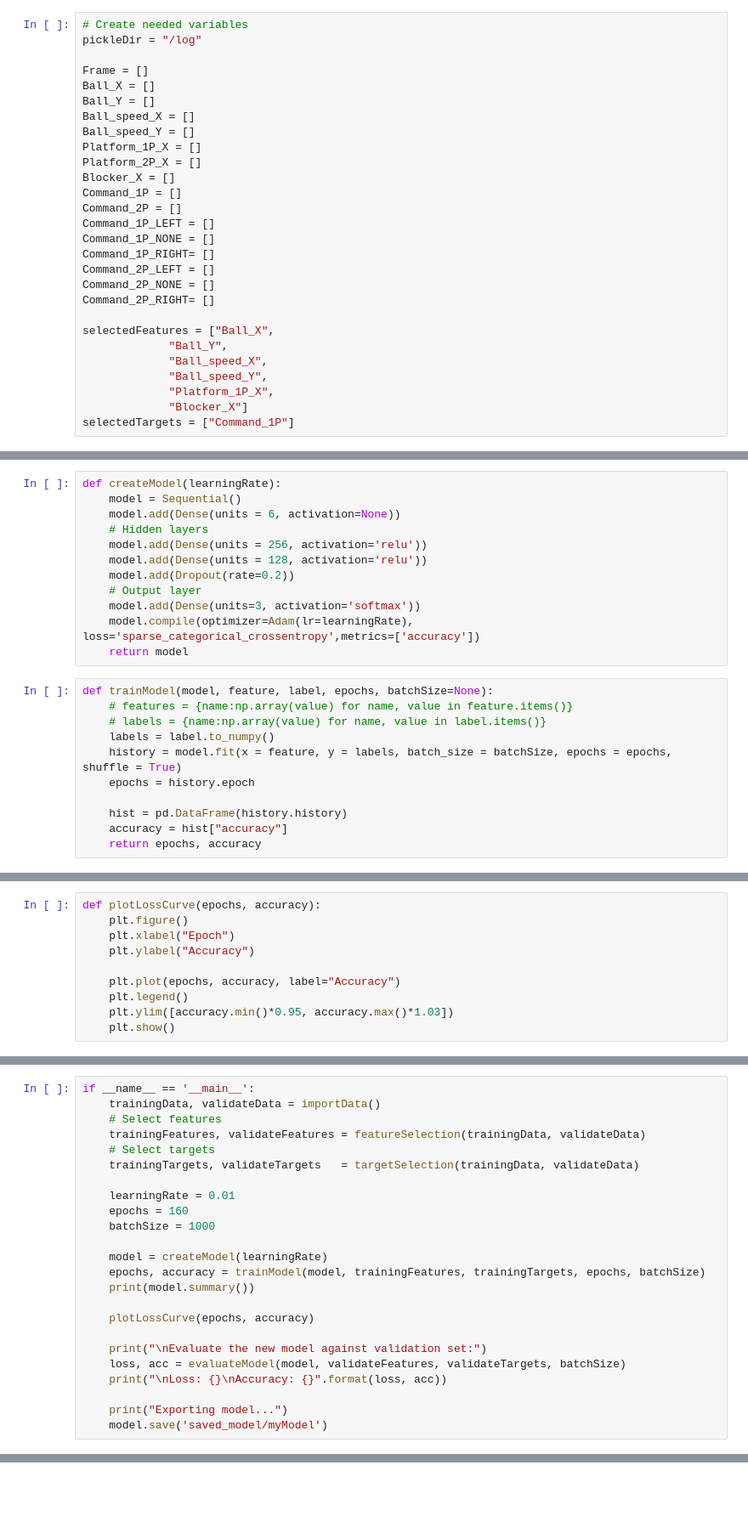
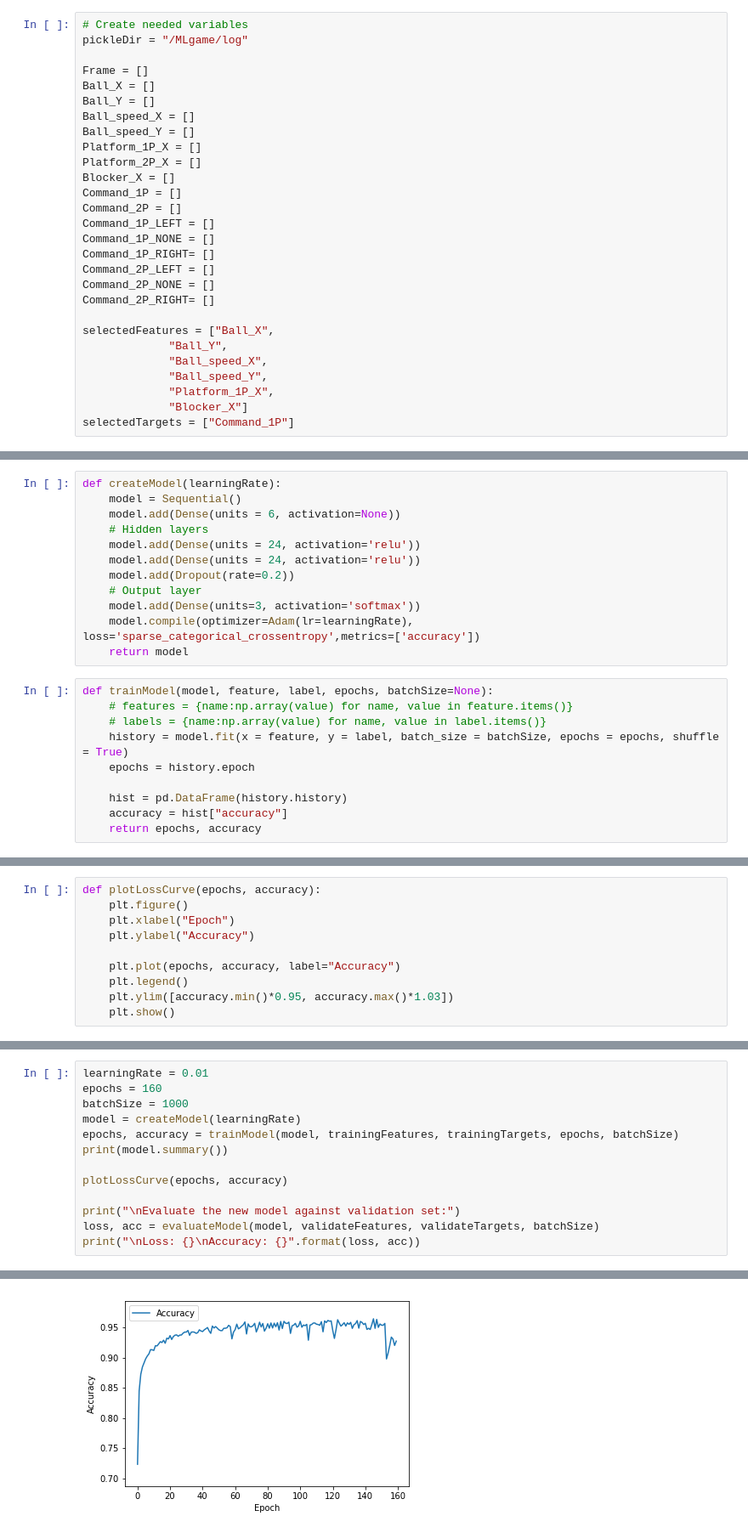
Before and after one commit to TsundereChen/mlgame-pingpong-ml-bot, a Jupyter notebook: training.ipynb, the cells around one changed output, grey strips where cells are left out. Shown: that part at 85% size. Drawn from its saved outputs; the diff is of its cells as text; blank space fills up the shorter version.

Commit message:
Update model

```diff
--- a/training.ipynb
+++ b/training.ipynb
@@ -18,7 +18,7 @@ from tensorflow.keras.layers import Dropout
 import matplotlib.pyplot as plt
 # %%
 # Create needed variables
-pickleDir = "/log"
+pickleDir = "/MLgame/log"
 
 Frame = []
 Ball_X = []
@@ -206,8 +206,8 @@ def createModel(learningRate):
     model = Sequential()
     model.add(Dense(units = 6, activation=None))
     # Hidden layers
-    model.add(Dense(units = 256, activation='relu'))
-    model.add(Dense(units = 128, activation='relu'))
+    model.add(Dense(units = 24, activation='relu'))
+    model.add(Dense(units = 24, activation='relu'))
     model.add(Dropout(rate=0.2))
     # Output layer
     model.add(Dense(units=3, activation='softmax'))
@@ -217,8 +217,7 @@ def createModel(learningRate):
 def trainModel(model, feature, label, epochs, batchSize=None):
     # features = {name:np.array(value) for name, value in feature.items()}
     # labels = {name:np.array(value) for name, value in label.items()}
-    labels = label.to_numpy()
-    history = model.fit(x = feature, y = labels, batch_size = batchSize, epochs = epochs, shuffle = True)
+    history = model.fit(x = feature, y = label, batch_size = batchSize, epochs = epochs, shuffle = True)
     epochs = history.epoch
 
     hist = pd.DataFrame(history.history)
@@ -241,24 +251,14 @@ def plotLossCurve(epochs, accuracy):
 # %%
-if __name__ == '__main__':
-    trainingData, validateData = importData()
-    # Select features
-    trainingFeatures, validateFeatures = featureSelection(trainingData, validateData)
-    # Select targets
-    trainingTargets, validateTargets   = targetSelection(trainingData, validateData)
+learningRate = 0.01
+epochs = 160
+batchSize = 1000
+model = createModel(learningRate)
+epochs, accuracy = trainModel(model, trainingFeatures, trainingTargets, epochs, batchSize)
+print(model.summary())
 
-    learningRate = 0.01
-    epochs = 160
-    batchSize = 1000
+plotLossCurve(epochs, accuracy)
 
-    model = createModel(learningRate)
-    epochs, accuracy = trainModel(model, trainingFeatures, trainingTargets, epochs, batchSize)
-    print(model.summary())
-
-    plotLossCurve(epochs, accuracy)
-
-    print("\nEvaluate the new model against validation set:")
-    loss, acc = evaluateModel(model, validateFeatures, validateTargets, batchSize)
-    print("\nLoss: {}\nAccuracy: {}".format(loss, acc))
-
-    print("Exporting model...")
-    model.save('saved_model/myModel')
+print("\nEvaluate the new model against validation set:")
+loss, acc = evaluateModel(model, validateFeatures, validateTargets, batchSize)
+print("\nLoss: {}\nAccuracy: {}".format(loss, acc))
+# %% [output]
@@ -264,0 +282 @@ if __name__ == '__main__':
+[figure, added]
```
Also changed, not shown: parts of 4 cells of this notebook, 4 other files.
